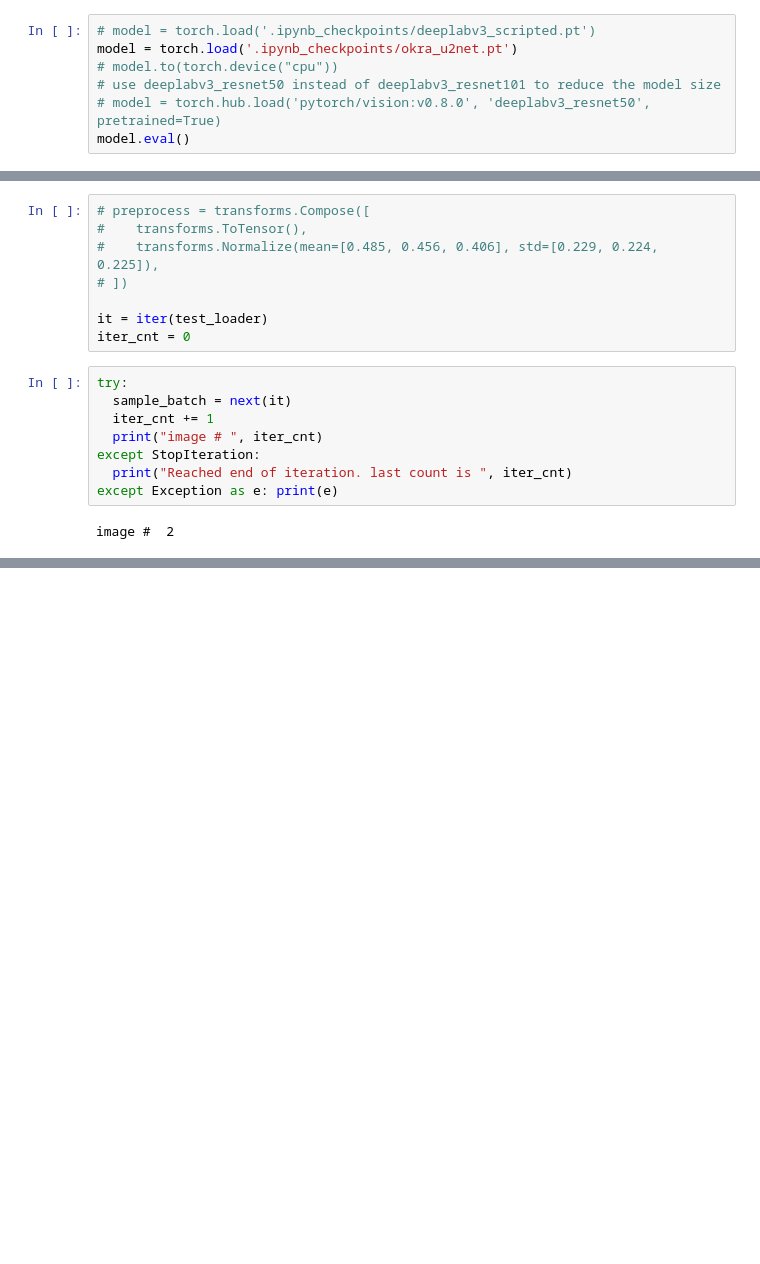
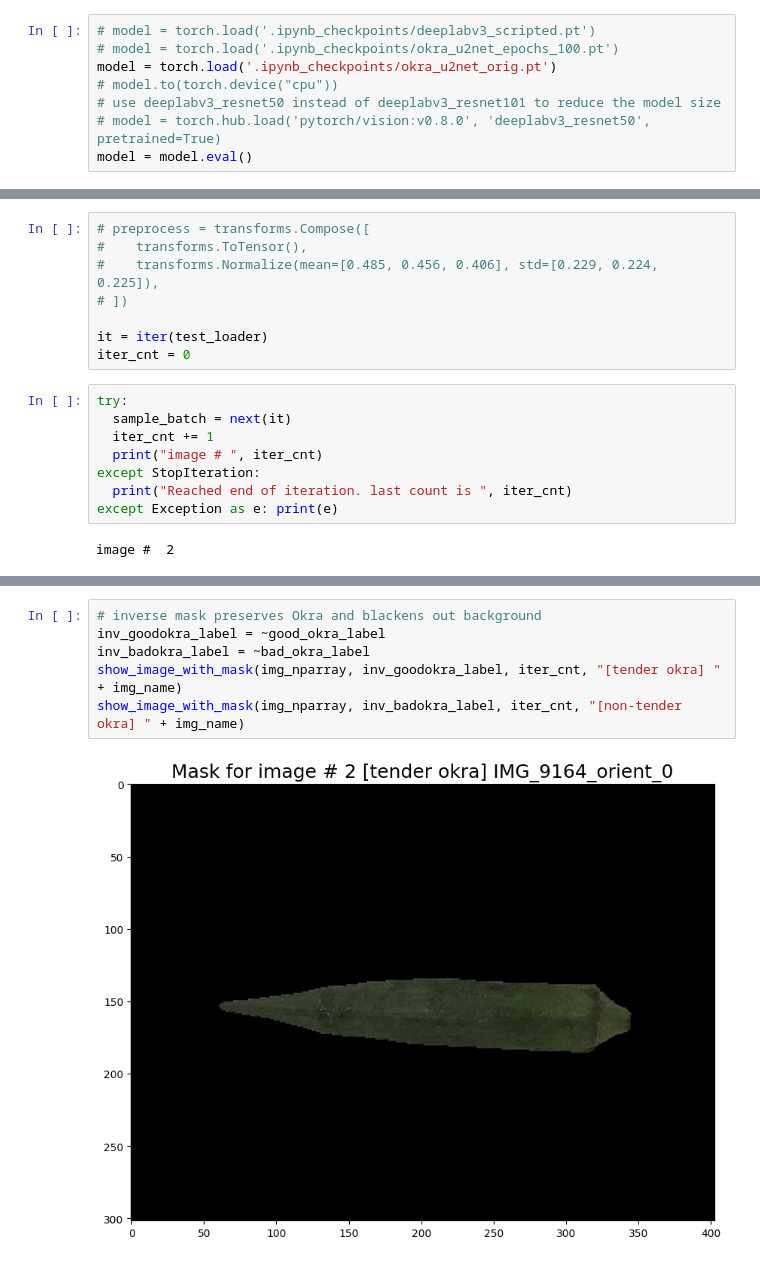
Before and after one commit to pranavdur/OkraInsight, a Jupyter notebook: ExploreOkraSegnetModel.ipynb, the cells around one changed output, grey strips where cells are left out. Saved outputs shown, nothing was run; the diff lists cells and outputs as text; blank space fills up the shorter version.

```diff
--- a/ExploreOkraSegnetModel.ipynb
+++ b/ExploreOkraSegnetModel.ipynb
@@ -117,11 +119,12 @@ def show_image_with_mask(image, mask, iter_cnt, img_name):
     plt.show()
 # %%
 # model = torch.load('.ipynb_checkpoints/deeplabv3_scripted.pt')
-model = torch.load('.ipynb_checkpoints/okra_u2net.pt')
+# model = torch.load('.ipynb_checkpoints/okra_u2net_epochs_100.pt')
+model = torch.load('.ipynb_checkpoints/okra_u2net_orig.pt')
 # model.to(torch.device("cpu"))
 # use deeplabv3_resnet50 instead of deeplabv3_resnet101 to reduce the model size
 # model = torch.hub.load('pytorch/vision:v0.8.0', 'deeplabv3_resnet50', pretrained=True)
-model.eval()
+model = model.eval()
 # %%
 piter = iter(model.parameters())
 piter_cnt = 0
@@ -180,2 +188,10 @@ true_masks.shape =  <class 'torch.Tensor'> torch.bool torch.Size([1, 302, 403])
 <matplotlib.image.AxesImage at 0x...>
 [figure]
+# %%
+# inverse mask preserves Okra and blackens out background
+inv_goodokra_label = ~good_okra_label
+inv_badokra_label = ~bad_okra_label
+show_image_with_mask(img_nparray, inv_goodokra_label, iter_cnt, "[tender okra] " + img_name)
+show_image_with_mask(img_nparray, inv_badokra_label, iter_cnt, "[non-tender okra] " + img_name)
+# %% [output]
+[figure, added]
```
Also changed, not shown: parts of 19 cells of this notebook, 4 other files.
